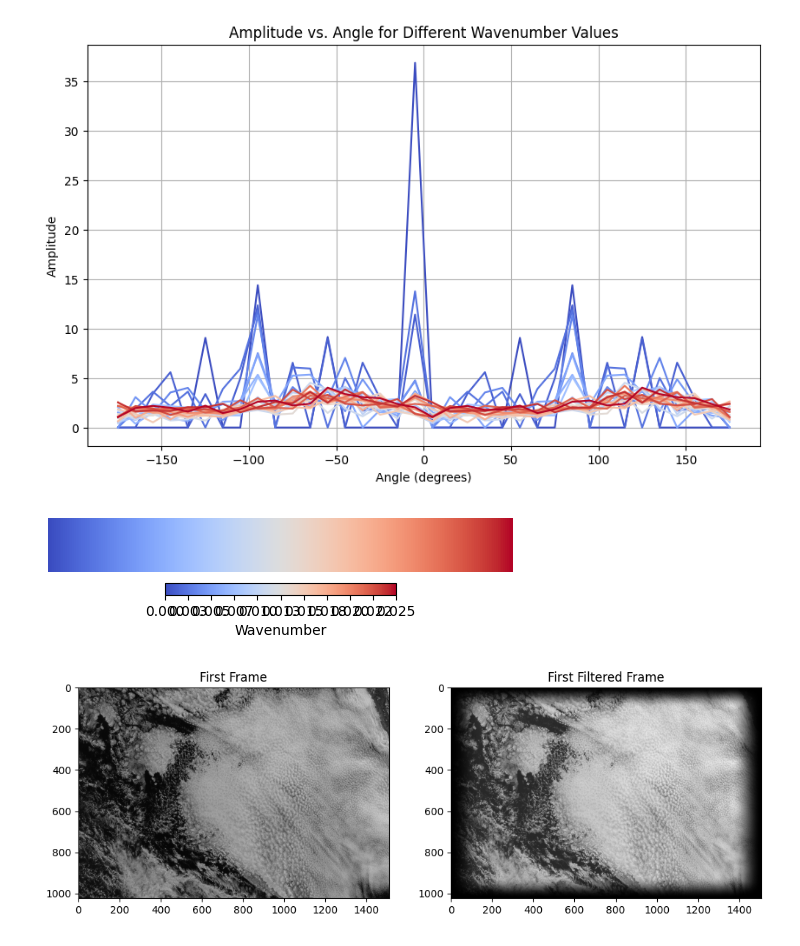
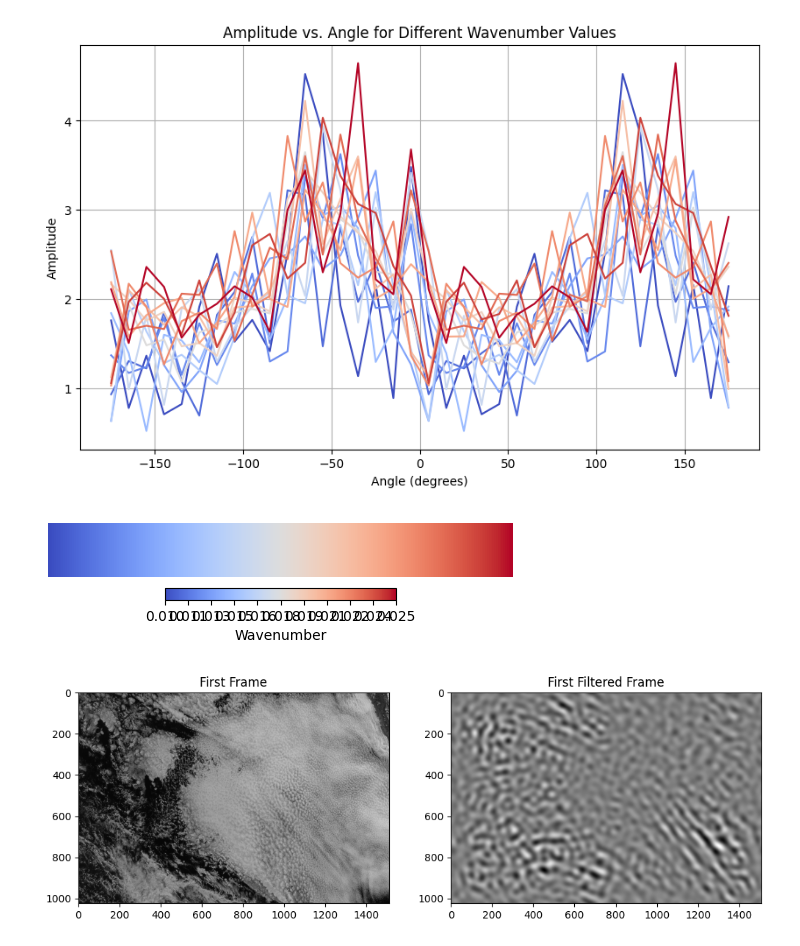
Before and after one commit to shenronUber/Stratocu-Waves-Jr, a Jupyter notebook: Amplitude_Manipulation.ipynb, the cells around one changed output. Cells and saved outputs as stored; diff of their text form; code cells hidden in the pictures.

```diff
--- a/Amplitude_Manipulation.ipynb
+++ b/Amplitude_Manipulation.ipynb
@@ -56,7 +56,7 @@ k, l = np.meshgrid(k, l)
 k = k/(data_shape[2])
 l = l/(data_shape[1])
 # %%
-kl_cutoff_inf, kl_cutoff_sup = 0, 0.025
+kl_cutoff_inf, kl_cutoff_sup = 0.01, 0.025
 
 radius = np.sqrt(k**2 + l**2)
 theta = np.arctan2(l, k)
@@ -84,34 +84,34 @@ for i, wavenumber in enumerate(wavenumber_values):
     mean_amplitude = np.zeros(num_bins)
     for j in range(num_bins):
         in_bin = (theta >= theta_bins[j]) & (theta < theta_bins[j + 1])
         mean_amplitude[j] = np.mean(amplitude * in_k_range * in_bin)
 
     plt.plot(theta_bins[:-1] * 180 / np.pi + 360 / num_bins / 2, mean_amplitude, color=colors[i])
 
 plt.title('Amplitude vs. Angle for Different Wavenumber Values')
 plt.xlabel('Angle (degrees)')
 plt.ylabel('Amplitude')
 plt.grid(True)
 
 # Create custom color legend
 gradient = np.linspace(0, 1, 256)
 gradient = np.vstack((gradient, gradient))
 
 fig, ax = plt.subplots(figsize=(6, 1))
 ax.imshow(gradient, aspect='auto', cmap=cmap)
 ax.set_axis_off()
 
 ticks = np.linspace(0, 1, 11)
 tick_labels = np.linspace(min_wavenumber, max_wavenumber, 11)
 tick_labels = [f"{tick:.3f}" for tick in tick_labels]
 
 cbar = fig.colorbar(plt.cm.ScalarMappable(cmap=cmap), ax=ax, orientation='horizontal', ticks=ticks)
 cbar.ax.set_xticklabels(tick_labels)
 cbar.set_label('Wavenumber')
 
 plt.show()
 # %% [output]
-[figure, old version]
+[figure, new version]
 [figure]
 # %%
 # Calculate total wavenumber array
@@ -132,13 +132,14 @@ f = np.repeat(f[:, :, np.newaxis], data_shape[2], axis=2)
 
 # optional filtering
 # Define and apply a filter based on unitless criteria
-c_cutoff_inf, c_cutoff_sup = 0, 50
-spat_angle_cutoff_inf, spat_angle_cutoff_sup = 0, np.pi/2
+c_cutoff_inf, c_cutoff_sup = 12, 16
+spat_angle_cutoff_inf, spat_angle_cutoff_sup = -np.pi, np.pi
 
 filter_mask = (c > c_cutoff_inf) & (c < c_cutoff_sup) & (theta >= spat_angle_cutoff_inf) & \
             (theta <= spat_angle_cutoff_sup) &  (kl >= kl_cutoff_inf) & (kl <= kl_cutoff_sup)
 
 # Apply the mask to the FFT data
+
 fft_data[~filter_mask] = 0
 
 
@@ -154,7 +155,7 @@ axs[1].imshow(filtered_data[0], cmap='gray')
 axs[1].set_title("First Filtered Frame")
 plt.show()
 # %% [output]
-[figure, old version]
+[figure, new version]
 # %%
 plt.figure(figsize=(10, 6))
 for i, wavenumber in enumerate(wavenumber_values):
```
Also changed, not shown: parts of 2 cells of this notebook, 4 other files.
